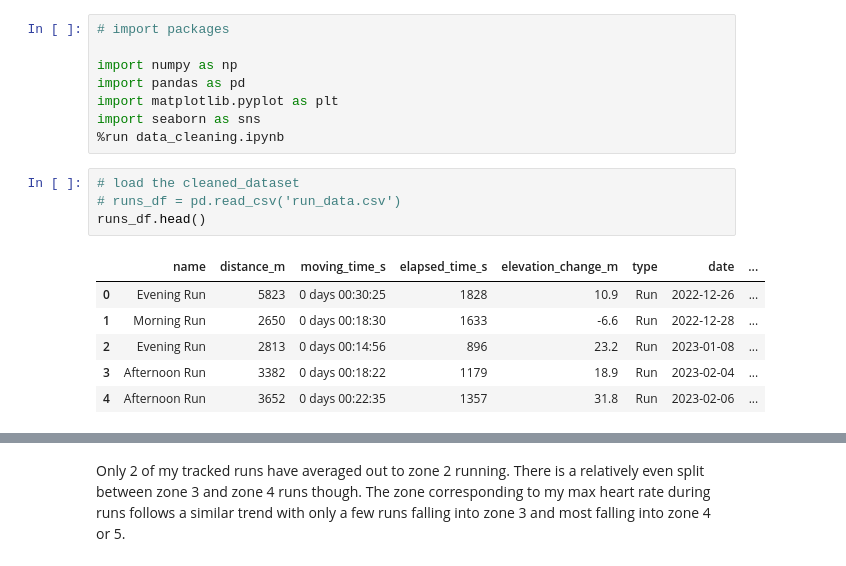
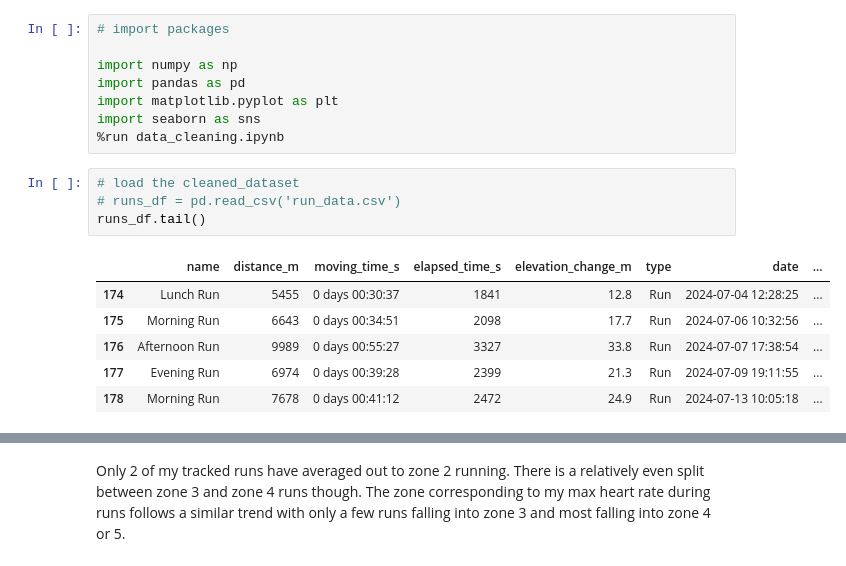
Before and after one commit to CodyT21/running_data, a Jupyter notebook: eda.ipynb, the cells around one changed output, grey strips where cells are left out. Saved outputs shown, nothing was run; the diff lists cells and outputs as text.

```diff
--- a/eda.ipynb
+++ b/eda.ipynb
@@ -9,14 +9,14 @@ import seaborn as sns
 # %%
 # load the cleaned_dataset
 # runs_df = pd.read_csv('run_data.csv')
-runs_df.head()
+runs_df.tail()
 # %% [output]
 |  | name | distance_m | moving_time_s | elapsed_time_s | elevation_change_m | type | date | ... |
-| 0 | Evening Run | 5823 | 0 days 00:30:25 | 1828 | 10.9 | Run | 2022-12-26 | ... |
-| 1 | Morning Run | 2650 | 0 days 00:18:30 | 1633 | -6.6 | Run | 2022-12-28 | ... |
-| 2 | Evening Run | 2813 | 0 days 00:14:56 | 896 | 23.2 | Run | 2023-01-08 | ... |
-| 3 | Afternoon Run | 3382 | 0 days 00:18:22 | 1179 | 18.9 | Run | 2023-02-04 | ... |
-| 4 | Afternoon Run | 3652 | 0 days 00:22:35 | 1357 | 31.8 | Run | 2023-02-06 | ... |
+| 174 | Lunch Run | 5455 | 0 days 00:30:37 | 1841 | 12.8 | Run | 2024-07-04 12:28:25 | ... |
+| 175 | Morning Run | 6643 | 0 days 00:34:51 | 2098 | 17.7 | Run | 2024-07-06 10:32:56 | ... |
+| 176 | Afternoon Run | 9989 | 0 days 00:55:27 | 3327 | 33.8 | Run | 2024-07-07 17:38:54 | ... |
+| 177 | Evening Run | 6974 | 0 days 00:39:28 | 2399 | 21.3 | Run | 2024-07-09 19:11:55 | ... |
+| 178 | Morning Run | 7678 | 0 days 00:41:12 | 2472 | 24.9 | Run | 2024-07-13 10:05:18 | ... |
 # %%
 # view trends in the running zone
 
```
Also changed, not shown: parts of 26 cells of this notebook.
